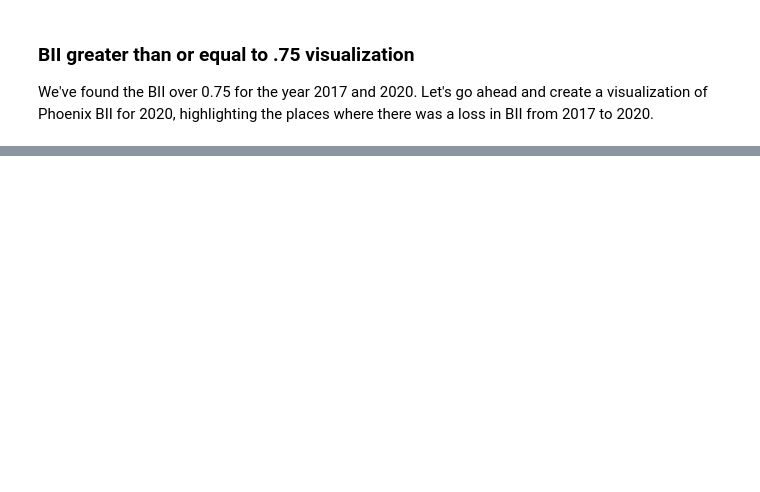
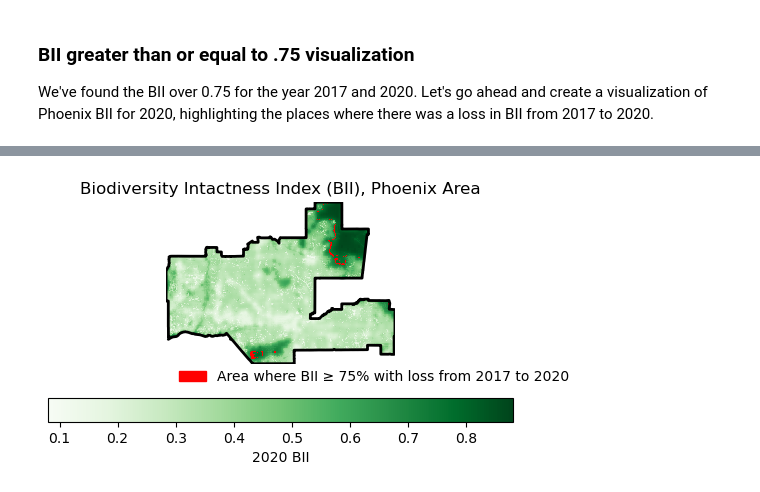
Before and after one commit to p-park6/biodiversity-index-phoenix, a Jupyter notebook: Pheonix_BII_change.ipynb, the cells around one changed output, grey strips where cells are left out. Saved outputs shown, nothing was run; the diff lists cells and outputs as text; code cells hidden in the pictures; blank space fills up the shorter version.

```diff
--- a/Pheonix_BII_change.ipynb
+++ b/Pheonix_BII_change.ipynb
@@ -173,7 +171,7 @@ phoenix_raster_2017 = rioxr.open_rasterio(item_2017.assets['data'].href)
 #phoenix_raster_2017
 
 #reproject phoenix crs to phoenix raster crs
-phoenix = phoenix.to_crs(phoenix_raster_2020.rio.crs)
+phoenix = phoenix.to_crs(phoenix_raster_2017.rio.crs)
 #print(phoenix.crs == phoenix_raster_2020.rio.crs)
 
 #clip raster to Phoenix county
@@ -254,31 +263,34 @@ fig, ax = plt.subplots(figsize = (6,3))
 #turn axis off
 ax.axis('off')
 
 
 #------------Plot cropped phoenix raster 2020--------------#
 phoenix_raster_2020.plot(ax = ax,
                           cmap = "Greens",
-                        add_colorbar = False) ##HOW DO I ADD LABEL FOR SCALE ON THE SIDE
+                        cbar_kwargs = {"location":"bottom",
+                                       "label": "2020 BII"}) ##HOW DO I ADD LABEL FOR SCALE ON THE SIDE
 
 
 #-------------Plot phoenix lost of BII--------------------#
 phoenix_difference.plot(cmap=cmap, add_colorbar = False)
 phoenix_difference_patch = mpatches.Patch(color='red',
                               label='Area where BII ≥ 75% with loss from 2017 to 2020')
 
 
 #-------------Plot phoenix polygon to get black edge-------------#
 phoenix.plot(ax = ax, color = 'none', edgecolor = 'black', linewidth = 2)
 
 
 #--------------Customize map------------------------#
 #add title
 ax.set_title("Biodiversity Intactness Index (BII), Phoenix Area")
 #add legend for patch
 ax.legend(handles = [phoenix_difference_patch], frameon=False, loc='lower left', bbox_to_anchor= (0, -0.2))
 
 #save map into image folder
 plt.savefig('images/bii_phoenix.png', bbox_inches='tight',  dpi=100)
 
 #show plot
 plt.show()
+# %% [output]
+[figure, added]
```
Also changed, not shown: parts of 4 cells of this notebook, 1 other file.
